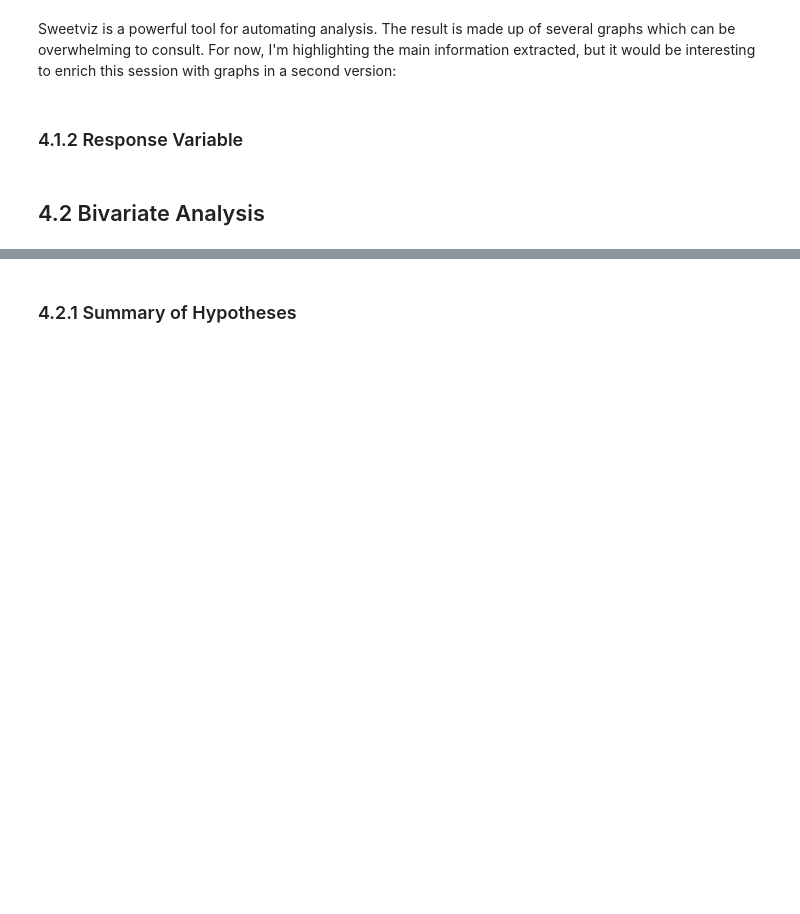
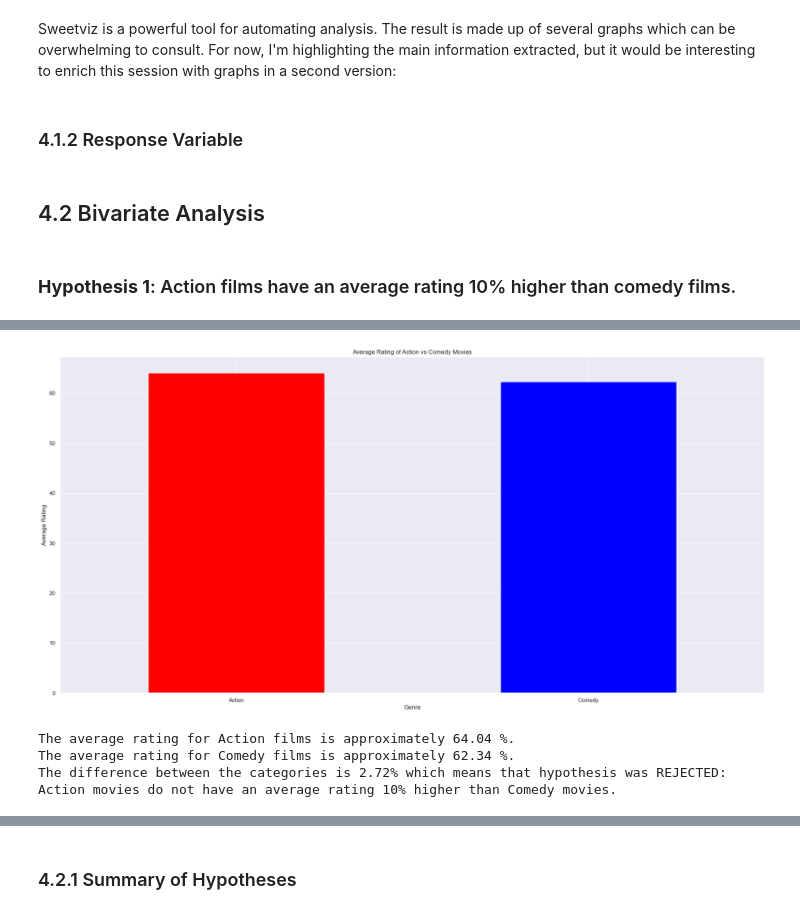
Before and after one commit to SamuelOliveirads/netflix-ratings-forecast, a Jupyter notebook: notebooks/v1.3_exploratory_data_analysis.ipynb, the cells around one changed output, grey strips where cells are left out. Drawn from its saved outputs; the diff is of its cells as text; code cells hidden in the pictures; blank space fills up the shorter version.

```diff
--- a/notebooks/v1.3_exploratory_data_analysis.ipynb
+++ b/notebooks/v1.3_exploratory_data_analysis.ipynb
@@ -62,3 +63,19 @@ Sweetviz is a powerful tool for automating analysis. The result is made up of se
 ### 4.1.2 Response Variable
 # %% [markdown]
 ## 4.2 Bivariate Analysis
+# %% [markdown]
+### **Hypothesis 1**: Action films have an average rating 10% higher than comedy films.
+# %%
+# Filtering the data for movies of genre Action and Comedy and then getting their average ratings
+genres = ['Action', 'Comedy']
+genre_ratings = (exploratory_data_analysis[exploratory_data_analysis['listed_in'].str.contains('|'.join(genres))]
+                 .groupby(exploratory_data_analysis['listed_in'].str
+                          .extract('({})'.format('|'.join(genres)))[0])['rating'].mean())
+
+genre_ratings.plot(kind='bar', color=['red', 'blue'])
+plt.title('Average Rating of Action vs Comedy Movies')
+plt.ylabel('Average Rating')
+plt.xlabel('Genre')
+plt.xticks(rotation=0)
+plt.show()
+# %% [output]
@@ -64,0 +83,18 @@ Sweetviz is a powerful tool for automating analysis. The result is made up of se
+[figure, added]
+# %%
+difference = ((genre_ratings['Action'] - genre_ratings['Comedy']) / genre_ratings['Comedy']) * 100
+
+print(f"The average rating for {genre_ratings.index[0]} films is approximately {genre_ratings['Action']:.2f} %.")
+print(f"The average rating for {genre_ratings.index[1]} films is approximately {genre_ratings['Comedy']:.2f} %.")
+
+print(f"The difference between the categories is {difference:.2f}% which means that", end=" ")
+
+hipo_perc = 10
+if difference >= hipo_perc:
+    print(f"hypothesis was VALIDATED: {genre_ratings.index[0]} movies have an average rating at least {hipo_perc}% higher than {genre_ratings.index[1]} movies.")
+else:
+    print(f"hypothesis was REJECTED: {genre_ratings.index[0]} movies do not have an average rating {hipo_perc}% higher than {genre_ratings.index[1]} movies.")
+# %% [output]
+The average rating for Action films is approximately 64.04 %.
+The average rating for Comedy films is approximately 62.34 %.
+The difference between the categories is 2.72% which means that hypothesis was REJECTED: Action movies do not have an average rating 10% higher than Comedy movies.
```
Also changed, not shown: parts of 23 cells of this notebook, 1 other file.
